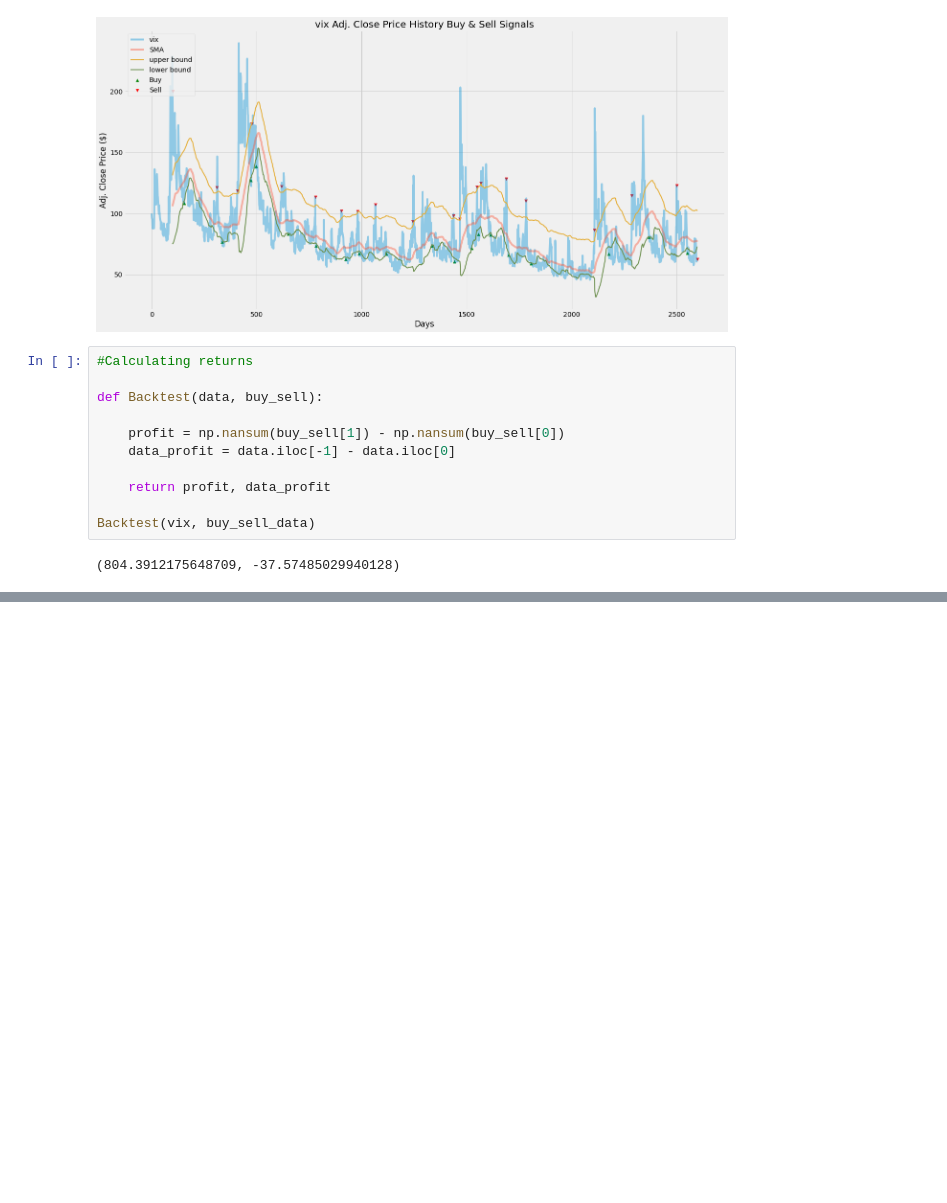
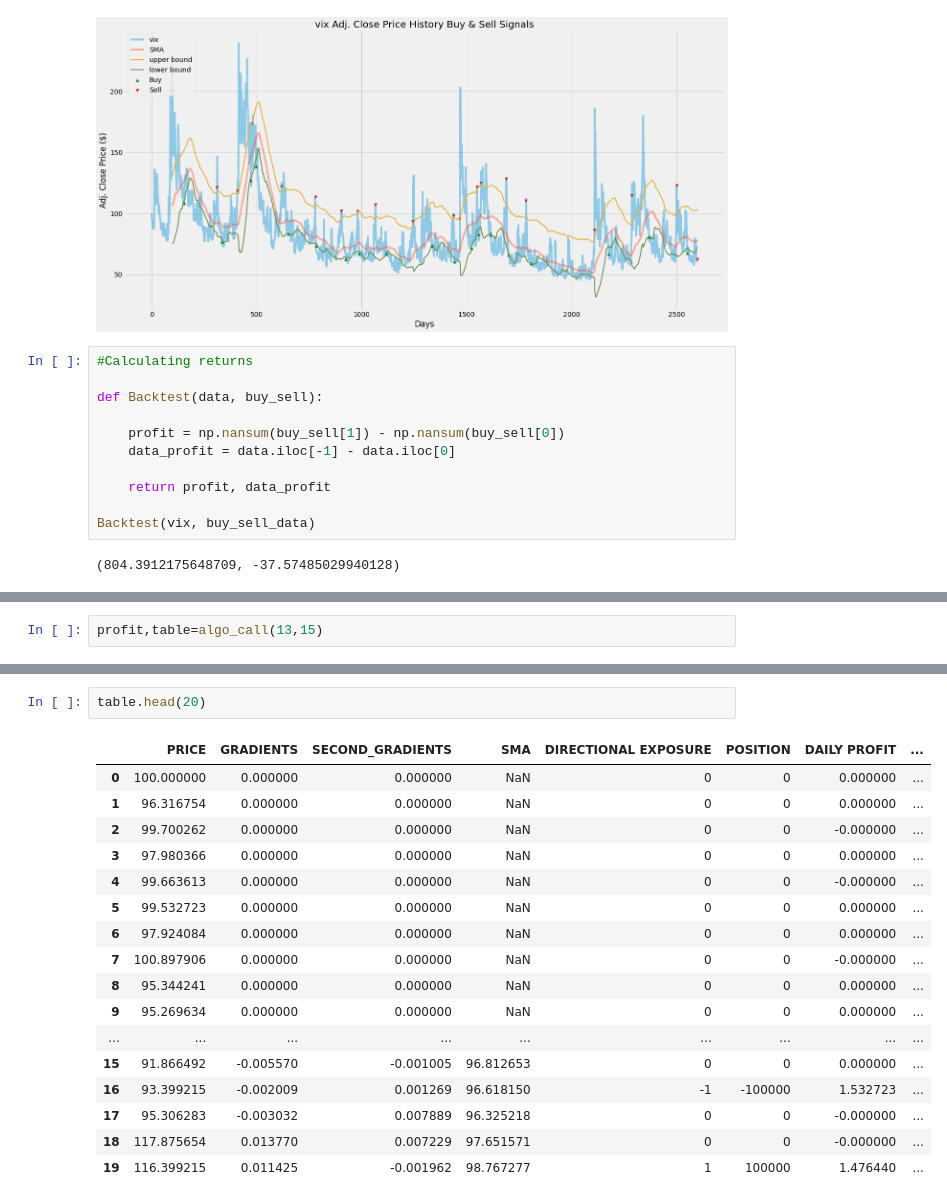
Before and after one commit to oscarwoodi/BHProj2Team1, a Jupyter notebook: VIX.ipynb, the cells around one changed output, grey strips where cells are left out. Saved outputs shown, nothing was run; the diff lists cells and outputs as text; blank space fills up the shorter version.

```diff
--- a/VIX.ipynb
+++ b/VIX.ipynb
@@ -177,0 +317,2 @@ Backtest(vix, buy_sell_data)
+# %%
+profit,table=algo_call(13,15)
@@ -177,0 +331,20 @@ Backtest(vix, buy_sell_data)
+# %%
+table.head(20)
+# %% [output]
+|  | PRICE | GRADIENTS | SECOND_GRADIENTS | SMA | DIRECTIONAL EXPOSURE | POSITION | DAILY PROFIT | ... |
+| 0 | 100.000000 | 0.000000 | 0.000000 | NaN | 0 | 0 | 0.000000 | ... |
+| 1 | 96.316754 | 0.000000 | 0.000000 | NaN | 0 | 0 | 0.000000 | ... |
+| 2 | 99.700262 | 0.000000 | 0.000000 | NaN | 0 | 0 | -0.000000 | ... |
+| 3 | 97.980366 | 0.000000 | 0.000000 | NaN | 0 | 0 | 0.000000 | ... |
+| 4 | 99.663613 | 0.000000 | 0.000000 | NaN | 0 | 0 | -0.000000 | ... |
+| 5 | 99.532723 | 0.000000 | 0.000000 | NaN | 0 | 0 | 0.000000 | ... |
+| 6 | 97.924084 | 0.000000 | 0.000000 | NaN | 0 | 0 | 0.000000 | ... |
+| 7 | 100.897906 | 0.000000 | 0.000000 | NaN | 0 | 0 | -0.000000 | ... |
+| 8 | 95.344241 | 0.000000 | 0.000000 | NaN | 0 | 0 | 0.000000 | ... |
+| 9 | 95.269634 | 0.000000 | 0.000000 | NaN | 0 | 0 | 0.000000 | ... |
+| ... | ... | ... | ... | ... | ... | ... | ... | ... |
+| 15 | 91.866492 | -0.005570 | -0.001005 | 96.812653 | 0 | 0 | 0.000000 | ... |
+| 16 | 93.399215 | -0.002009 | 0.001269 | 96.618150 | -1 | -100000 | 1.532723 | ... |
+| 17 | 95.306283 | -0.003032 | 0.007889 | 96.325218 | 0 | 0 | -0.000000 | ... |
+| 18 | 117.875654 | 0.013770 | 0.007229 | 97.651571 | 0 | 0 | -0.000000 | ... |
+| 19 | 116.399215 | 0.011425 | -0.001962 | 98.767277 | 1 | 100000 | 1.476440 | ... |
```
Also changed, not shown: parts of 14 cells of this notebook, 7 other files.
